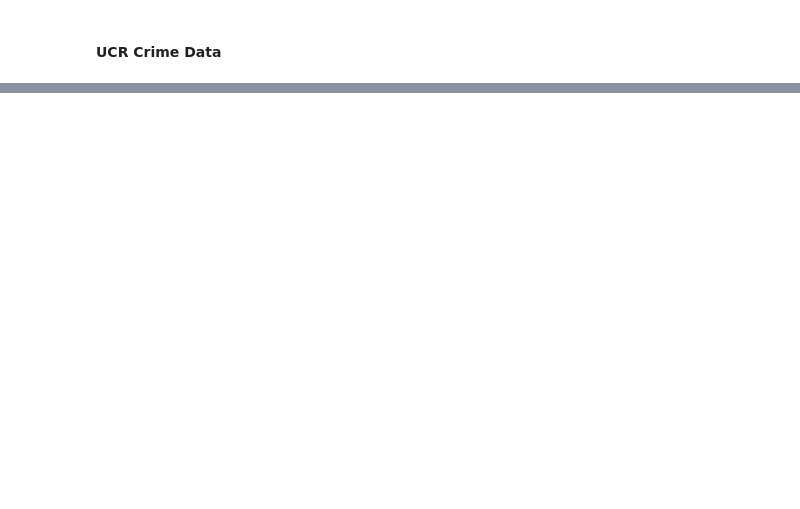
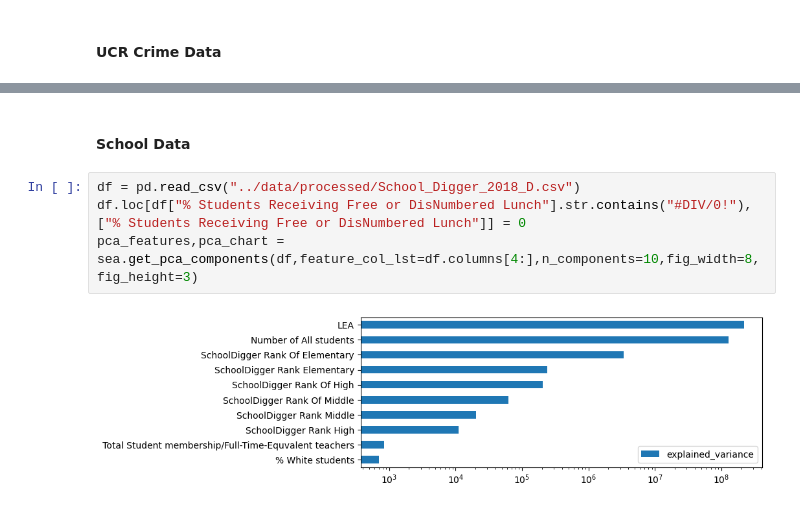
Before and after one commit to rabader/Relocation-Personalization, a Jupyter notebook: notebooks/pca_exploration.ipynb, the cells around one changed output, grey strips where cells are left out. Drawn from its saved outputs; the diff is of its cells as text; blank space fills up the shorter version.

```diff
--- a/notebooks/pca_exploration.ipynb
+++ b/notebooks/pca_exploration.ipynb
@@ -31,0 +32,8 @@ pca_features,pca_chart = sea.get_pca_components(df,feature_col_lst=df.columns[6:
+# %% [markdown]
+#### School Data
+# %%
+df = pd.read_csv("../data/processed/School_Digger_2018_D.csv")
+df.loc[df["% Students Receiving Free or DisNumbered Lunch"].str.contains("#DIV/0!"), ["% Students Receiving Free or DisNumbered Lunch"]] = 0
+pca_features,pca_chart = sea.get_pca_components(df,feature_col_lst=df.columns[4:],n_components=10,fig_width=8,fig_height=3)
+# %% [output]
+[figure, added]
```
Also changed, not shown: parts of 3 cells of this notebook.
